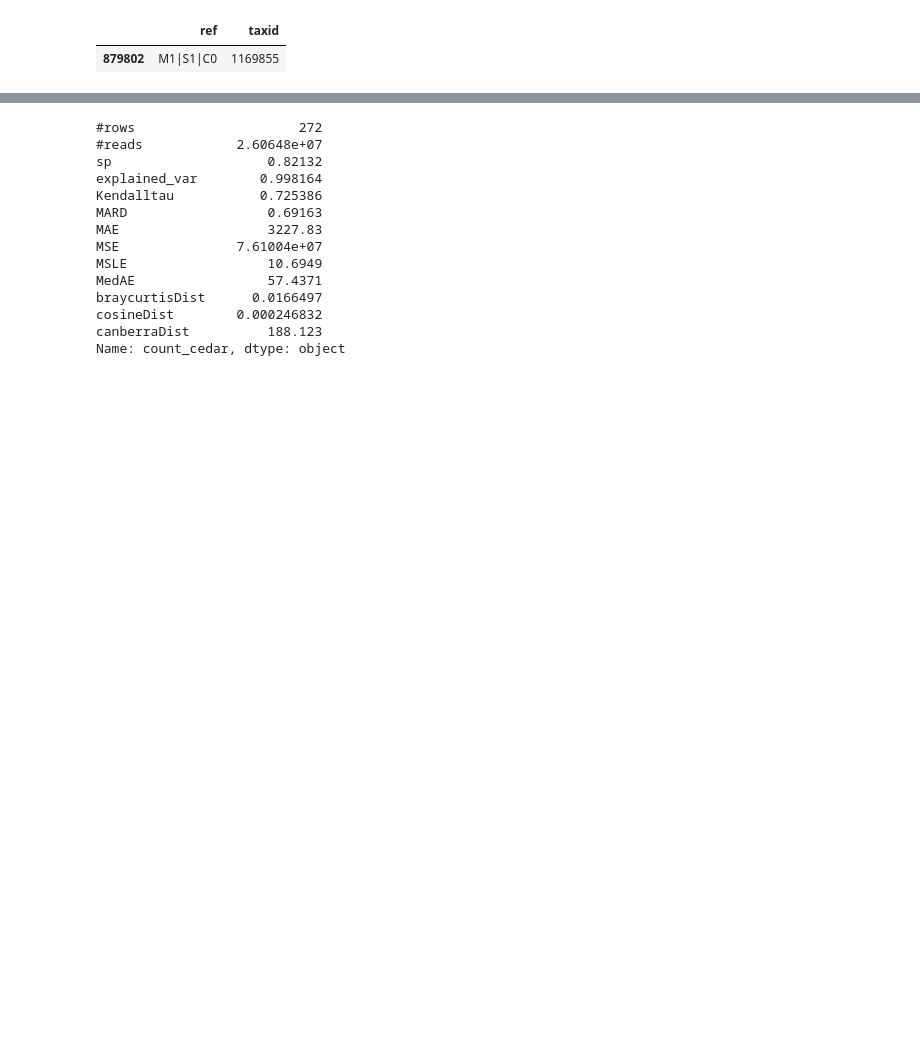
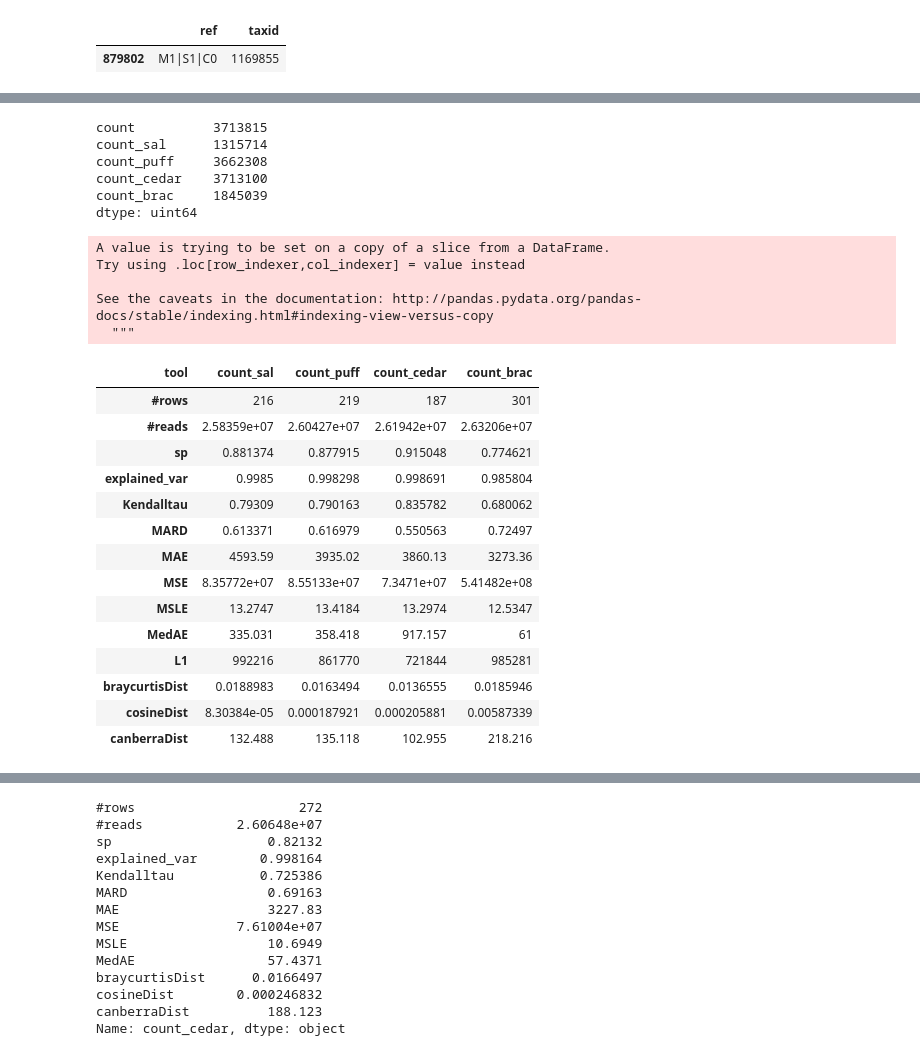
Before and after one commit to fataltes/quickNBs, a Jupyter notebook: cedar-ISMB.ipynb, the cells around one changed output, grey strips where cells are left out. Cells and saved outputs as stored; diff of their text form; code cells hidden in the pictures; blank space fills up the shorter version.

```diff
--- a/cedar-ISMB.ipynb
+++ b/cedar-ISMB.ipynb
@@ -172,5 +199,67 @@ count_cedar     3713100
 count_brac     26321839
 dtype: uint64
+# %%
+trusalpufcedbrac[['count', 'count_sal', 'count_puff', 'count_cedar', 'count_brac']].sum().astype(np.uint64)
+# %% [output]
+count          3713815
+count_sal      1315714
+count_puff     3662308
+count_cedar    3713100
+count_brac     1845039
+dtype: uint64
+# %%
+minCnt = 10
+res = []
+for col in ['count_sal', 'count_puff', 'count_cedar', 'count_brac']:
+    df = trusalpufcedbrac[(trusalpufcedbrac[col] > minCnt) | (trusalpufcedbrac['count'] != 0)]
+    df[df[col] <= minCnt][col] = 0
+    rd, _ = relDiff('count', col, df, cutoff=minCnt)
+    rd1, _ = L1('count', col, df, cutoff=minCnt)
+    res += [[
+        col, len(df), df[col].sum(),
+        df[['count', col]].corr(method='spearman')['count'][col],
+        metrics.explained_variance_score(df[col], df['count']),
+        scipy.stats.kendalltau(df[col], df['count']).correlation,
+        (0.5*rd['relDiff'].abs()).mean(),
+        metrics.mean_absolute_error(df[col], df['count']),
+        metrics.mean_squared_error(df[col], df['count']),
+        metrics.mean_squared_log_error(df[col], df['count']),
+        metrics.median_absolute_error(df[col], df['count']),
+        rd1['absDiff'].sum(),
+        scipy.spatial.distance.braycurtis(df[col], df['count']),
+        scipy.spatial.distance.cosine(df[col], df['count']),
+        scipy.spatial.distance.canberra(df[col], df['count'])
+    ]]
+final_metrics = pd.DataFrame.from_records(res, columns=['tool', '#rows', '#reads',
+                                                       'sp', 'explained_var', 'Kendalltau',
+                                                        'MARD',
+                                                        'MAE', 'MSE', 'MSLE', 'MedAE', 'L1',
+                                                       'braycurtisDist', 'cosineDist', 'canberraDist'])
+final_metrics = final_metrics.transpose()
+final_metrics.columns = final_metrics.iloc[0]
+final_metrics = final_metrics[1:]
+final_metrics
+# %% [output]
+A value is trying to be set on a copy of a slice from a DataFrame.
+Try using .loc[row_indexer,col_indexer] = value instead
+
+See the caveats in the documentation: http://pandas.pydata.org/pandas-docs/stable/indexing.html#indexing-view-versus-copy
+  """
+| tool | count_sal | count_puff | count_cedar | count_brac |
+| #rows | 216 | 219 | 187 | 301 |
+| #reads | 2.58359e+07 | 2.60427e+07 | 2.61942e+07 | 2.63206e+07 |
+| sp | 0.881374 | 0.877915 | 0.915048 | 0.774621 |
+| explained_var | 0.9985 | 0.998298 | 0.998691 | 0.985804 |
+| Kendalltau | 0.79309 | 0.790163 | 0.835782 | 0.680062 |
+| MARD | 0.613371 | 0.616979 | 0.550563 | 0.72497 |
+| MAE | 4593.59 | 3935.02 | 3860.13 | 3273.36 |
+| MSE | 8.35772e+07 | 8.55133e+07 | 7.3471e+07 | 5.41482e+08 |
+| MSLE | 13.2747 | 13.4184 | 13.2974 | 12.5347 |
+| MedAE | 335.031 | 358.418 | 917.157 | 61 |
+| L1 | 992216 | 861770 | 721844 | 985281 |
+| braycurtisDist | 0.0188983 | 0.0163494 | 0.0136555 | 0.0185946 |
+| cosineDist | 8.30384e-05 | 0.000187921 | 0.000205881 | 0.00587339 |
+| canberraDist | 132.488 | 135.118 | 102.955 | 218.216 |
 # %%
 minCnt = 0
 res = []
```
Also changed, not shown: parts of 16 cells of this notebook.
